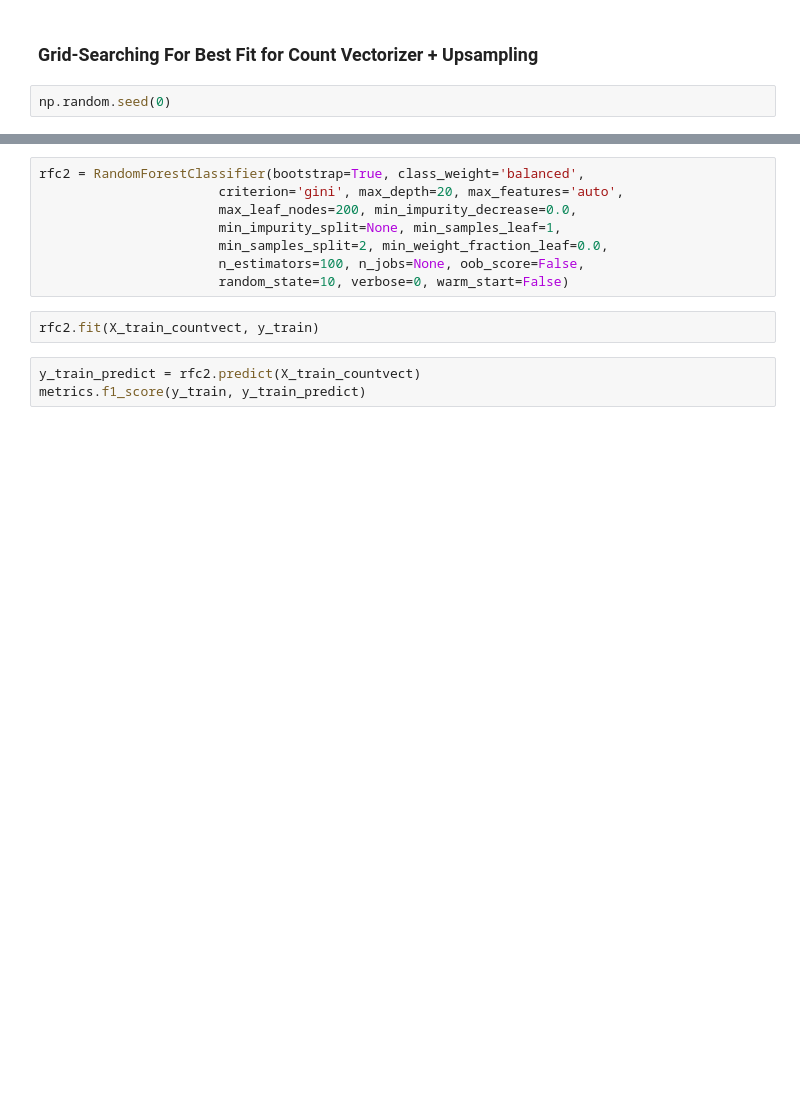
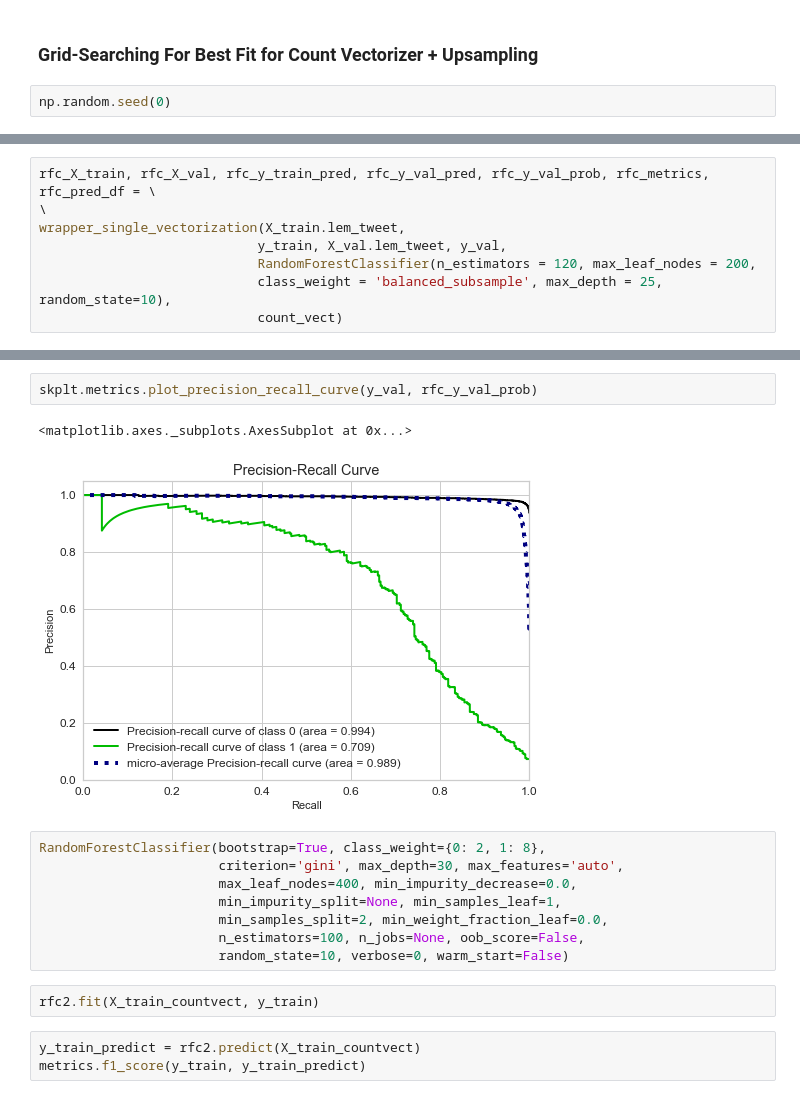
Before and after one commit to mguptaphd/Twitter-Hate-Classification-Project, a Jupyter notebook: Twitter_Classification_Notebook_Test.ipynb, the cells around one changed output, grey strips where cells are left out. Cells and saved outputs as stored; diff of their text form; blank space fills up the shorter version.

```diff
--- a/Twitter_Classification_Notebook_Test.ipynb
+++ b/Twitter_Classification_Notebook_Test.ipynb
@@ -609,0 +615,8 @@ rfc_gs.best_estimator_
+# %%
+rfc_X_train, rfc_X_val, rfc_y_train_pred, rfc_y_val_pred, rfc_y_val_prob, rfc_metrics, rfc_pred_df = \
+\
+wrapper_single_vectorization(X_train.lem_tweet,
+                            y_train, X_val.lem_tweet, y_val,
+                            RandomForestClassifier(n_estimators = 120, max_leaf_nodes = 200,
+                            class_weight = 'balanced_subsample', max_depth = 25, random_state=10),
+                            count_vect)
@@ -610,7 +700,12 @@ rfc_gs.best_estimator_
+# %%
+skplt.metrics.plot_precision_recall_curve(y_val, rfc_y_val_prob)
+# %% [output]
+<matplotlib.axes._subplots.AxesSubplot at 0x...>
+[figure, added]
 # %%
-rfc2 = RandomForestClassifier(bootstrap=True, class_weight='balanced',
-                       criterion='gini', max_depth=20, max_features='auto',
-                       max_leaf_nodes=200, min_impurity_decrease=0.0,
+RandomForestClassifier(bootstrap=True, class_weight={0: 2, 1: 8},
+                       criterion='gini', max_depth=30, max_features='auto',
+                       max_leaf_nodes=400, min_impurity_decrease=0.0,
                        min_impurity_split=None, min_samples_leaf=1,
                        min_samples_split=2, min_weight_fraction_leaf=0.0,
                        n_estimators=100, n_jobs=None, oob_score=False,
```
Also changed, not shown: parts of 96 cells of this notebook, 3 other files.
